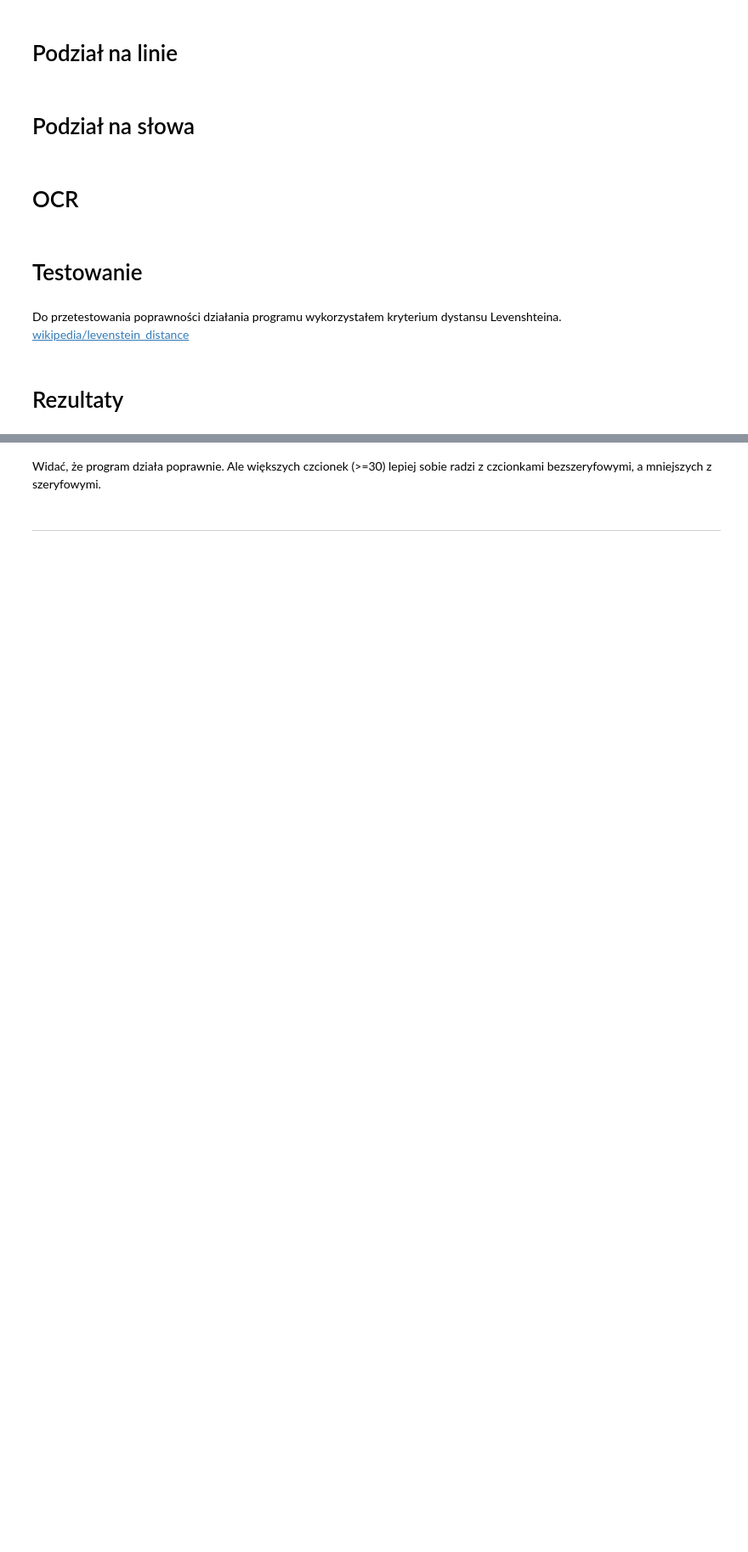
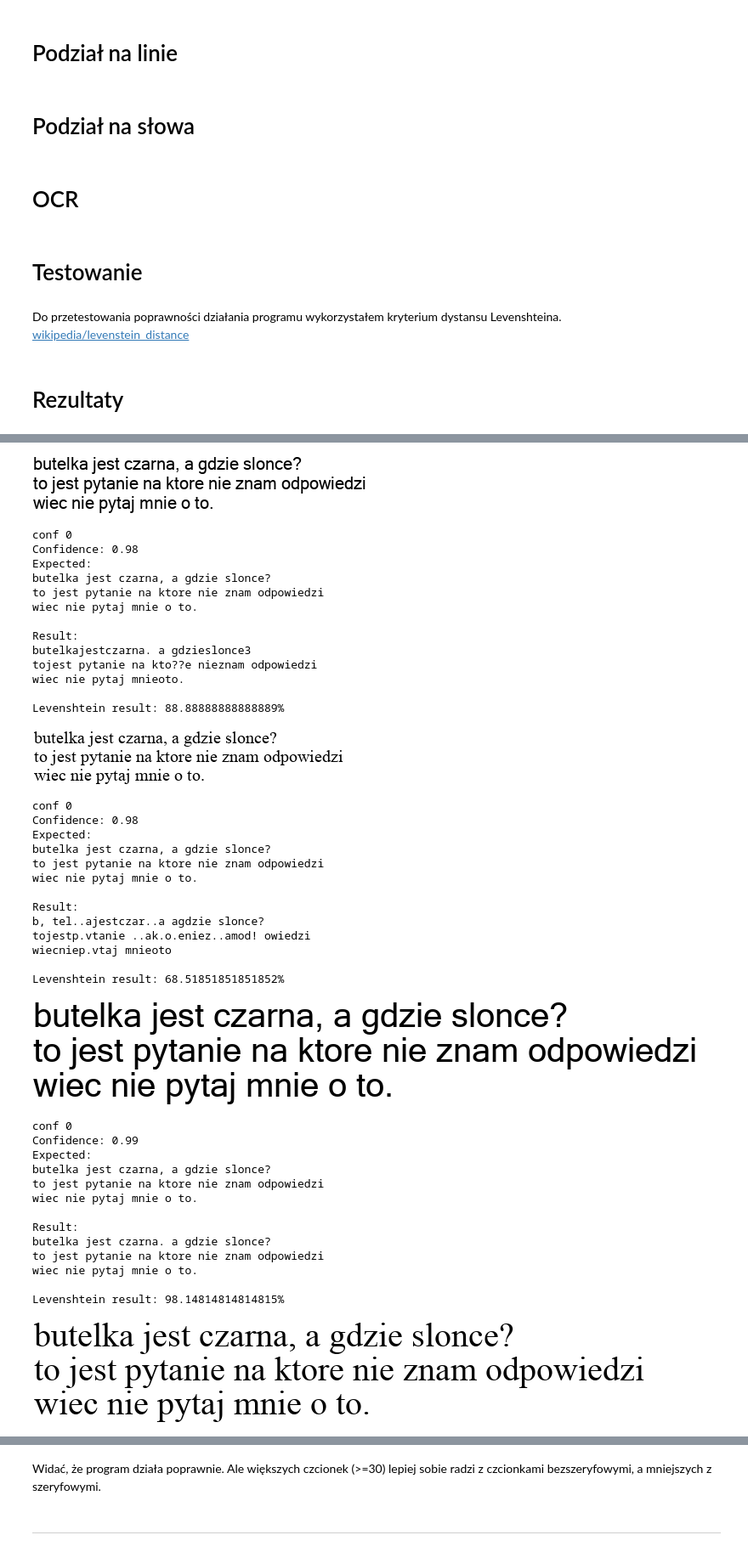
Before and after one commit to radoslawrolka/Computational_Methods_in_Science_and_Engineering, a Jupyter notebook: lab9/task2.ipynb, the cells around one changed output, grey strips where cells are left out. Shown at 85% size. Saved outputs shown, nothing was run; the diff lists cells and outputs as text; code cells hidden in the pictures; blank space fills up the shorter version.

Commit message:
todo rotacje i noise

```diff
--- a/lab9/task2.ipynb
+++ b/lab9/task2.ipynb
@@ -197,7 +199,13 @@ get_char_order('sans-serif', show=True)
 # %% [markdown]
 # Wykrywanie znaków
 # %%
-def read_text(image, font, fontsize, confidence=0.99, show=False):
+def read_text(image, font, fontsize, confidence=0, show=False):
+    print(f'conf {confidence}')
+    if confidence == 0:
+        if fontsize <= 20: confidence = 0.98
+        elif fontsize <= 30: confidence = 0.99
+        else: confidence = 0.99
+    print(f'Confidence: {confidence}')
     char_order = get_char_order(font, show)
     enchanced = add_char_patterns(image, font, fontsize)
     positions = []
@@ -251,9 +259,6 @@ def word_division(lines, font, fontsize):
 # OCR
 # %%
 def ocr(image, font, fsize=40, confidence=0, isnoised=False, isrotated=False, show=False):
-    if confidence == 0:
-        if fsize <= 30: confidence = 0.99
-        else: confidence = 0.99
     if isnoised: image = remove_noise(image)
     if isrotated: image = rotate_image(image)
     image = image.crop(image.getbbox())
@@ -277,10 +282,10 @@ def levenshtein_distance(expected, result):
                                matrix[i-1, j-1] + sub_cost)
     return (len(expected)-matrix[-1, -1]) / len(expected) * 100
 # %%
-def test(expected, font, fontsize, noise=0, rotate=0):
+def test(expected, font, fontsize, confidence=0, noise=0, rotate=0, ):
     image = draw_text(expected, font, fontsize, noise=noise, rotate=rotate)
     display(image)
-    result = ocr(image, font, fontsize, isnoised=noise>0, isrotated=rotate!=0)
+    result = ocr(image, font, fontsize, confidence=0, isnoised=noise>0, isrotated=rotate!=0)
     print("Expected:")
     print(expected)
     print("Result:")
@@ -289,10 +294,3 @@ def test(expected, font, fontsize, noise=0, rotate=0):
     print(f'Levenshtein result: {levenshtein_distance(expected, result)}%')
 # %% [markdown]
 # Rezultaty
-# %%
-text = "when you are a bear of very little brain, and you think of things\n" \
-       "you find sometimes that a thing which seemed very thingish inside you is\n" \
-       "quite different when it gets out into the open and has other people looking at it."
-for size in [20, 40, 60]:
-    for font in ['sans-serif', 'times-new-roman']:
-        test(text, font, size,)
@@ -365,0 +297,51 @@ Levenshtein result: 92.3076923076923%
+# %%
+text = "butelka jest czarna, a gdzie slonce?\n" \
+       "to jest pytanie na ktore nie znam odpowiedzi\n" \
+       "wiec nie pytaj mnie o to.\n"
+for size in [20, 40, 60]:
+    for font in ['sans-serif', 'times-new-roman']:
+        test(text, font, size)
+# %% [output]
+[figure, added]
+conf 0
+Confidence: 0.98
+Expected:
+butelka jest czarna, a gdzie slonce?
+to jest pytanie na ktore nie znam odpowiedzi
+wiec nie pytaj mnie o to.
+
+Result:
+butelkajestczarna. a gdzieslonce3
+tojest pytanie na kto??e nieznam odpowiedzi
+wiec nie pytaj mnieoto.
+
+Levenshtein result: 88.88888888888889%
+[figure, added]
+conf 0
+Confidence: 0.98
+Expected:
+butelka jest czarna, a gdzie slonce?
+to jest pytanie na ktore nie znam odpowiedzi
+wiec nie pytaj mnie o to.
+
+Result:
+b, tel..ajestczar..a agdzie slonce?
+tojestp.vtanie ..ak.o.eniez..amod! owiedzi
+wiecniep.vtaj mnieoto
+
+Levenshtein result: 68.51851851851852%
+[figure, added]
+conf 0
+Confidence: 0.99
+Expected:
+butelka jest czarna, a gdzie slonce?
+to jest pytanie na ktore nie znam odpowiedzi
+wiec nie pytaj mnie o to.
+
+Result:
+butelka jest czarna. a gdzie slonce?
+to jest pytanie na ktore nie znam odpowiedzi
+wiec nie pytaj mnie o to.
+
+Levenshtein result: 98.14814814814815%
+[figure, added]
```
Also changed, not shown: parts of 4 cells of this notebook.
